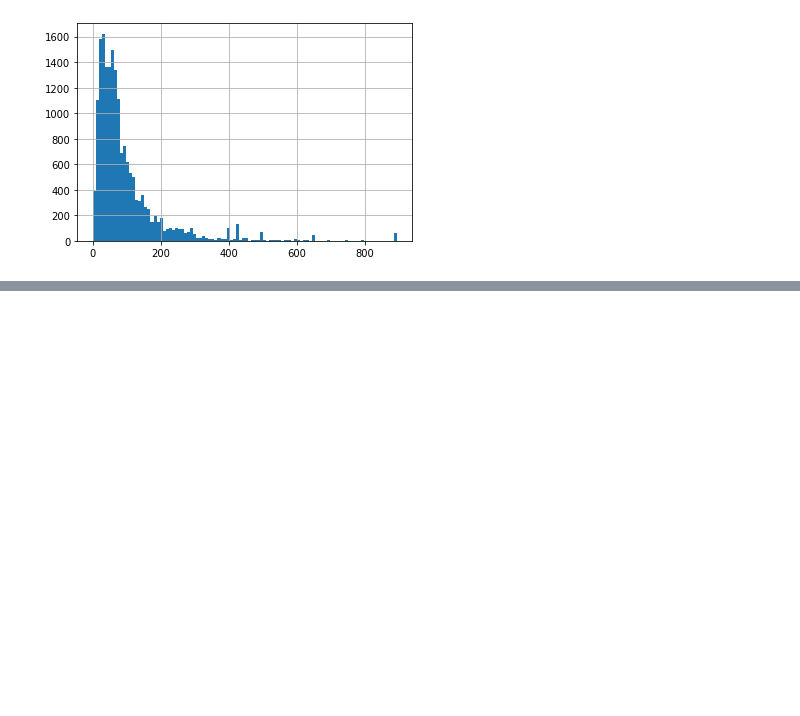
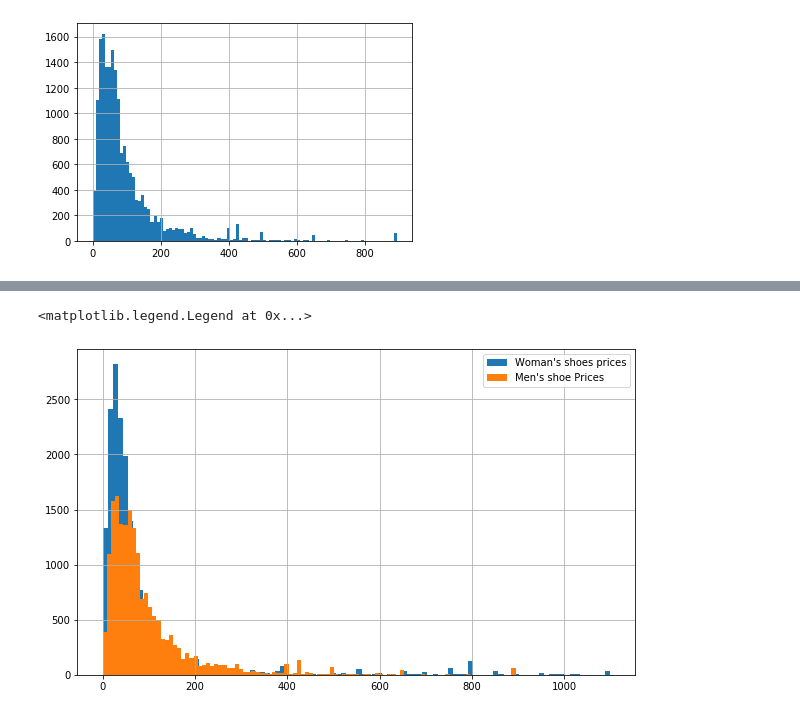
Before and after one commit to marqsmax/dw_matrix, a Jupyter notebook: matrix_one/Day3.ipynb, the cells around one changed output, grey strips where cells are left out. Drawn from its saved outputs; the diff is of its cells as text; code cells hidden in the pictures; blank space fills up the shorter version.

```diff
--- a/matrix_one/Day3.ipynb
+++ b/matrix_one/Day3.ipynb
@@ -104,0 +179,7 @@ df_usd_filter.prices_amountmin.hist(bins=100)
+# %%
+df_w_usd_filter.prices_amountmin.hist(bins=100, figsize=(10, 6), label="Woman's shoes prices")
+df_usd_filter.prices_amountmin.hist(bins=100, figsize=(10, 6), label="Men's shoe Prices")
+plt.legend()
+# %% [output]
+<matplotlib.legend.Legend at 0x...>
+[figure, added]
```
Also changed, not shown: parts of 16 cells of this notebook.
